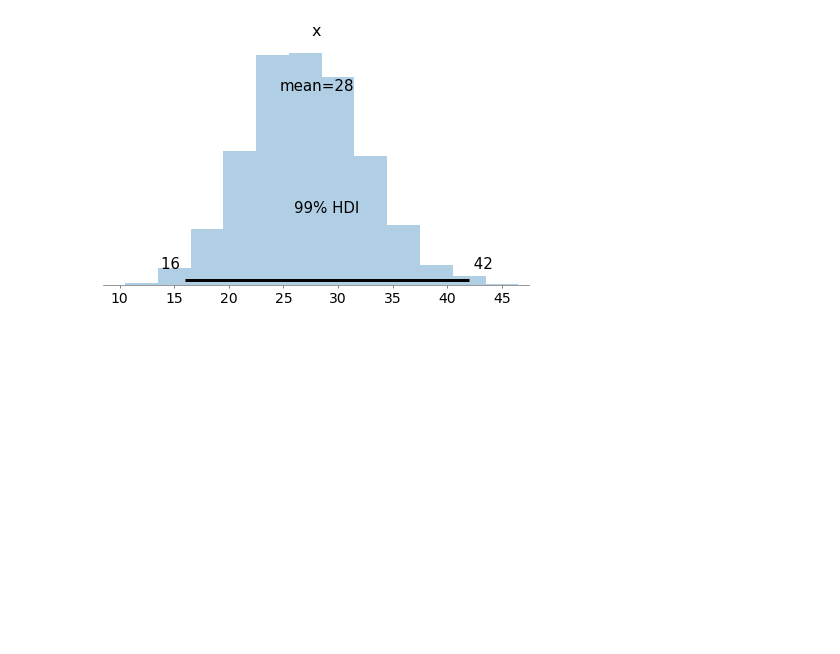
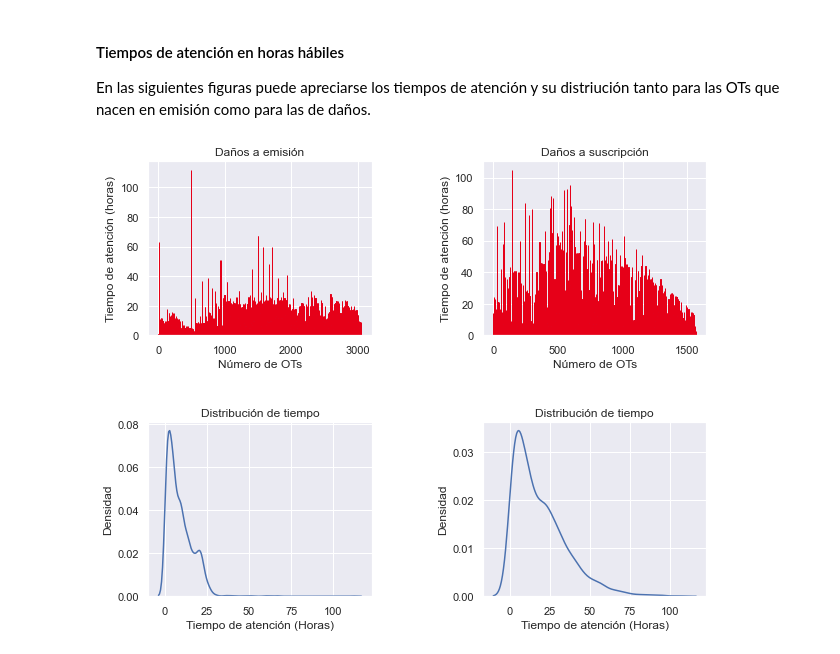
Before and after one commit to ludwigregalado/EmisionSuscripcion, a Jupyter notebook: DataModeling_No_TimeChange.ipynb, the cells around one changed output. Cells and saved outputs as stored; diff of their text form; code cells hidden in the pictures; blank space fills up the shorter version.

Commit message:
Second Presentation
This code extracts data from Emision and Suscription and, separately makes predictions for each set

```diff
--- a/DataModeling_No_TimeChange.ipynb
+++ b/DataModeling_No_TimeChange.ipynb
@@ -111,5 +32,51 @@ with model:
-# %%
-az.plot_posterior(posterior_predictive["obs"][:,0], hdi_prob = 0.99)
-plt.show()
-# %% [output]
-[figure, removed]
+# %%
+# Extracting the limits first and last update for each finished OT
+[minEmision, maxEmision] = es.extract_lims(emision)
+[minSuscripcion, maxSuscripcion] = es.extract_lims(suscripcion)
+
+# Substracting the time in business hours: Emision
+tiempoEmision = pd.Series([], dtype='int')
+for i in range(0,len(emision)):
+    hours = BH.BusinessHours(minEmision.iloc[i],
+                             maxEmision.iloc[i]).gethours()
+    if hours != 0:# Keeps values greater than zero
+        tiempoEmision = tiempoEmision.append(pd.Series([hours]))
+
+# Substracting the time in business hours: Suscripcion
+tiempoSuscripcion = pd.Series([], dtype='int')
+for i in range(0,len(suscripcion)):
+    hours = BH.BusinessHours(minSuscripcion.iloc[i],
+                             maxSuscripcion.iloc[i]).gethours()
+    if hours != 0:# Keeps values greater than zero
+        tiempoSuscripcion = tiempoSuscripcion.append(pd.Series([hours]))
+# %% [markdown]
+#### Tiempos de atención en horas hábiles
+En las siguientes figuras puede apreciarse los tiempos de atención y su distriución tanto para las OTs que nacen en emisión como para las de daños.
+# %%
+fig, [[ax1, ax2], [ax3, ax4]] = plt.subplots(nrows = 2, ncols = 2,
+                                             figsize = (10,8))
+
+ax1.bar(np.arange(len(tiempoEmision)),tiempoEmision, edgecolor = "#E60018")
+ax1.yaxis.set_label_text("Tiempo de atención (horas)")
+ax1.xaxis.set_label_text("Número de OTs")
+ax1.set_title("Daños a emisión")
+
+ax2.bar(np.arange(len(tiempoSuscripcion)),tiempoSuscripcion, edgecolor = "#E60018")
+ax2.yaxis.set_label_text("Tiempo de atención (horas)")
+ax2.xaxis.set_label_text("Número de OTs")
+ax2.set_title("Daños a suscripción")
+
+sns.kdeplot(tiempoEmision, ax = ax3)
+ax3.yaxis.set_label_text("Densidad")
+ax3.xaxis.set_label_text("Tiempo de atención (Horas)")
+ax3.set_title("Distribución de tiempo")
+
+sns.kdeplot(tiempoSuscripcion, ax = ax4)
+ax4.yaxis.set_label_text("Densidad")
+ax4.xaxis.set_label_text("Tiempo de atención (Horas)")
+ax4.set_title("Distribución de tiempo")
+
+
+fig.subplots_adjust(hspace = 0.5, wspace = 0.5)
+# %% [output]
+[figure, added]
```
Also changed, not shown: parts of 26 cells of this notebook.
